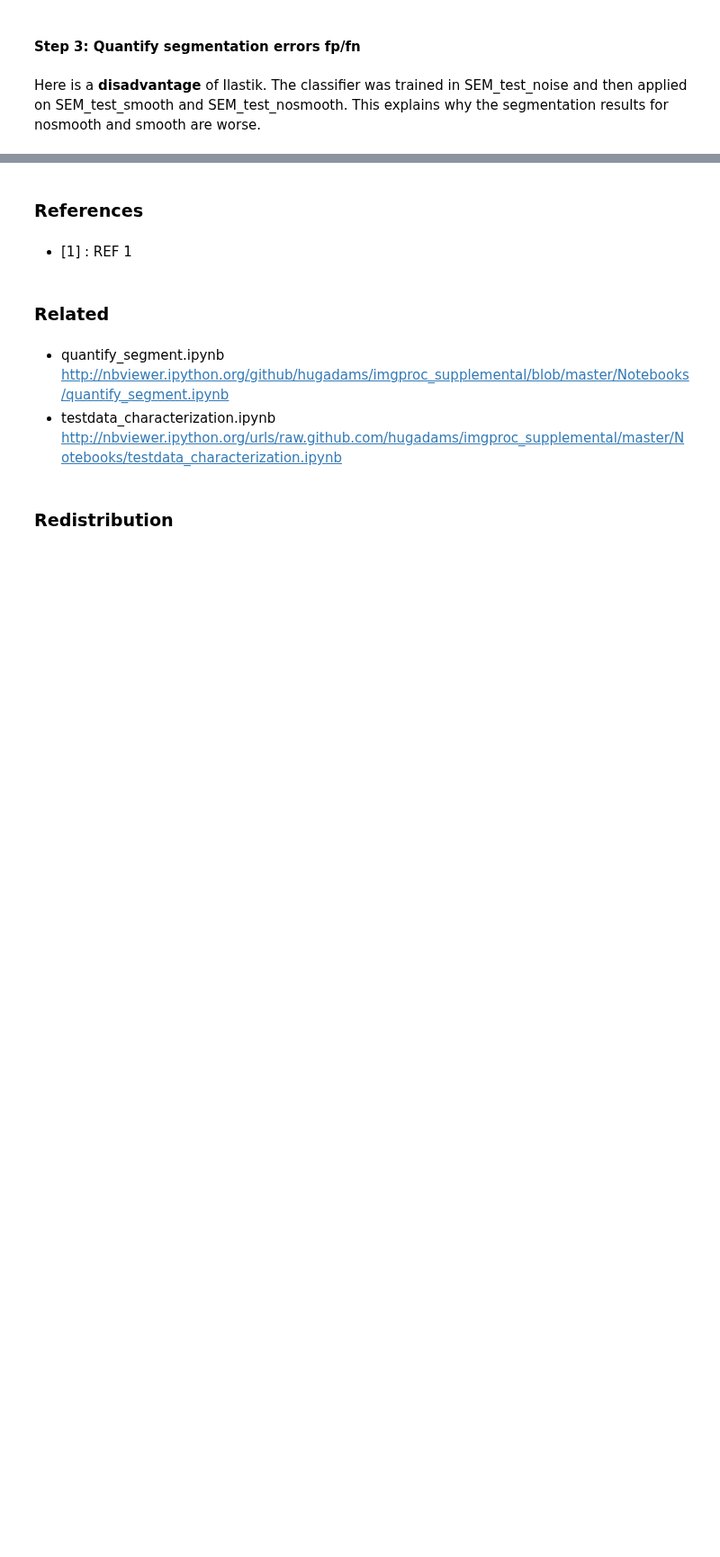
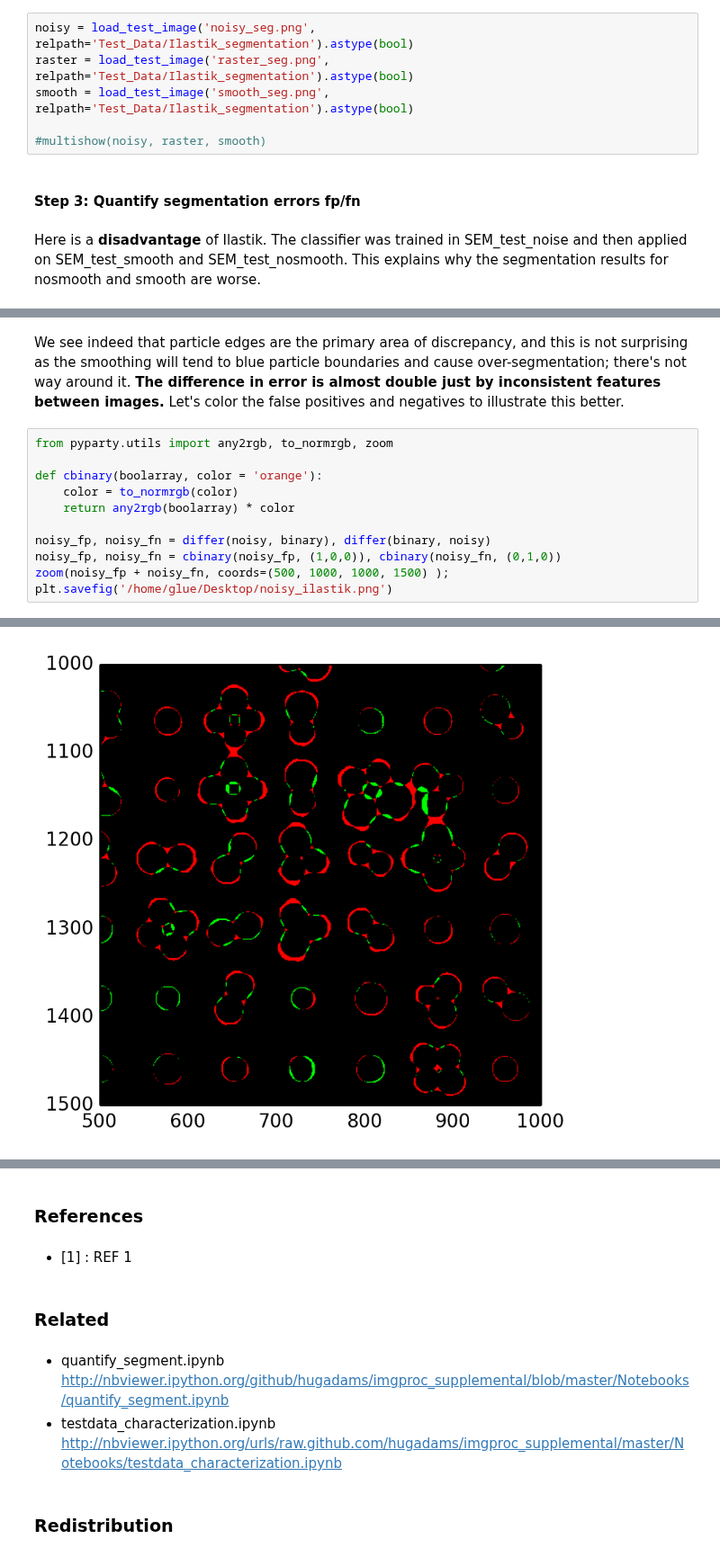
Before and after one commit to hughesadam87/imgproc_supplemental, a Jupyter notebook: Notebooks/ilastik_segmentation.ipynb, the cells around one changed output, grey strips where cells are left out. Shown at 90% size. Saved outputs shown, nothing was run; the diff lists cells and outputs as text; blank space fills up the shorter version.

```diff
--- a/Notebooks/ilastik_segmentation.ipynb
+++ b/Notebooks/ilastik_segmentation.ipynb
@@ -53,3 +37,9 @@ showim(Ilastik_smooth, ax3, title='Smooth_seg_4labels.png')
+# %%
+noisy = load_test_image('noisy_seg.png', relpath='Test_Data/Ilastik_segmentation').astype(bool)
+raster = load_test_image('raster_seg.png', relpath='Test_Data/Ilastik_segmentation').astype(bool)
+smooth = load_test_image('smooth_seg.png', relpath='Test_Data/Ilastik_segmentation').astype(bool)
+
+#multishow(noisy, raster, smooth)
 # %% [markdown]
 #### Step 3: Quantify segmentation errors fp/fn
 # %% [markdown]
@@ -72,2 +64,16 @@ SEM_test_smooth.png: FP=9012  FN=314287  Net error=0.0456773263437
 <matplotlib.axes.AxesSubplot at 0x...>
 [figure]
+# %% [markdown]
+We see indeed that particle edges are the primary area of discrepancy, and this is not surprising as the smoothing will tend to blue particle boundaries and cause over-segmentation; there's not way around it.  **The difference in error is almost double just by inconsistent features between images.**  Let's color the false positives and negatives to illustrate this better.
+# %%
+from pyparty.utils import any2rgb, to_normrgb, zoom
+
+def cbinary(boolarray, color = 'orange'):
+    color = to_normrgb(color)
+    return any2rgb(boolarray) * color
+
+noisy_fp, noisy_fn = differ(noisy, binary), differ(binary, noisy)
+noisy_fp, noisy_fn = cbinary(noisy_fp, (1,0,0)), cbinary(noisy_fn, (0,1,0))
+zoom(noisy_fp + noisy_fn, coords=(500, 1000, 1000, 1500) );
+plt.savefig('/home/glue/Desktop/noisy_ilastik.png')
+# %% [output]
@@ -73,0 +82 @@ SEM_test_smooth.png: FP=9012  FN=314287  Net error=0.0456773263437
+[figure, added]
```
Also changed, not shown: parts of 12 cells of this notebook, 2 other files.
